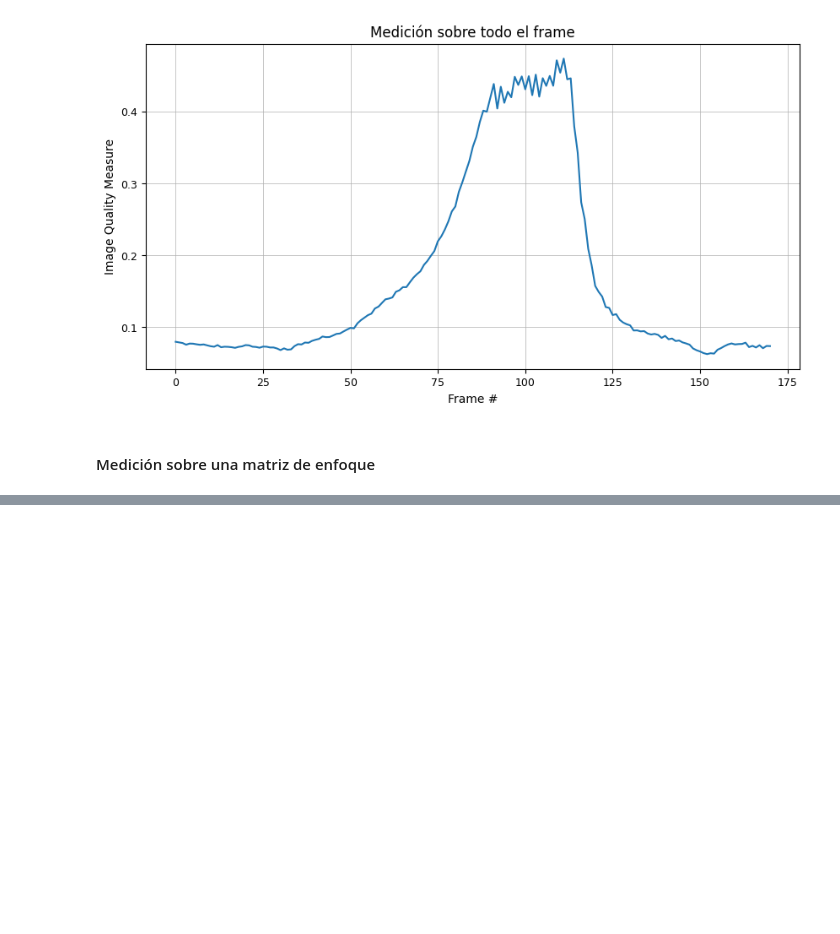
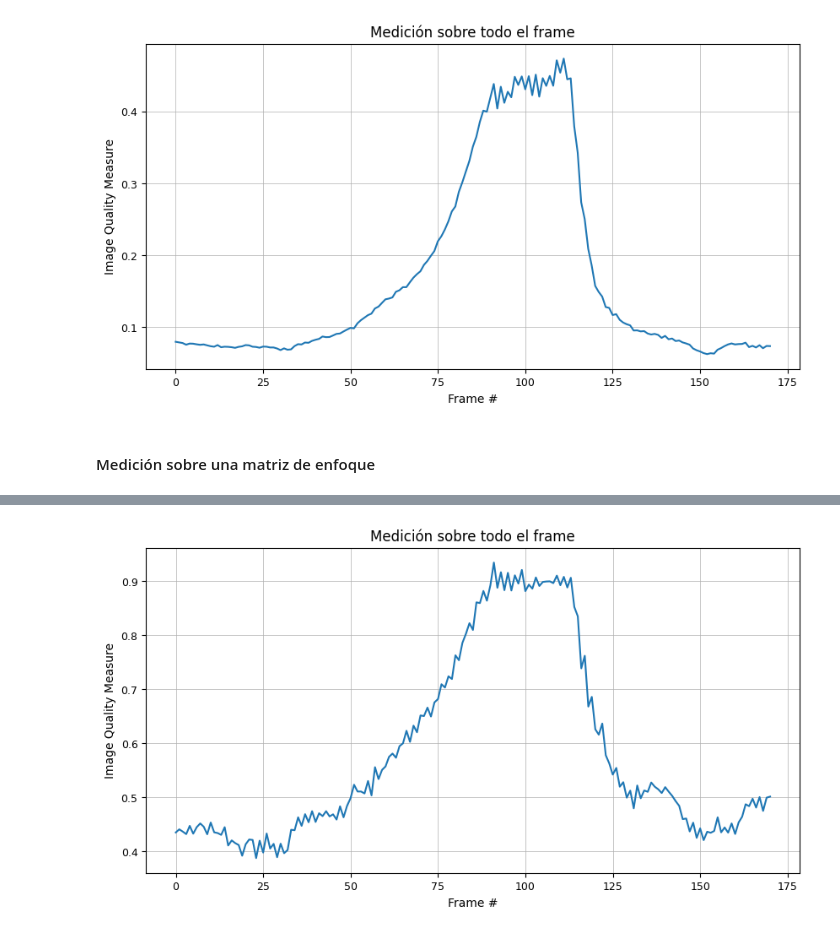
Before and after one commit to fabimass/vpc1-tp2, a Jupyter notebook: tp2_massotto.ipynb, the cells around one changed output, grey strips where cells are left out. Saved outputs shown, nothing was run; the diff lists cells and outputs as text; code cells hidden in the pictures; blank space fills up the shorter version.

Commit message:
implementado el experimento con matriz de enfoque

```diff
--- a/tp2_massotto.ipynb
+++ b/tp2_massotto.ipynb
@@ -245,11 +245,3 @@ def get_matrix(image, x, y):
         matrix.append(row)
 
     return matrix
-# %%
-captura_video = cv2.VideoCapture('video/focus_video.mov')
-captura_video.set(cv2.CAP_PROP_POS_FRAMES, 100)
-ret, frame = captura_video.read()
-matrix = get_matrix(frame, 5, 5)
-plt.figure()
-plt.imshow(matrix[0][0][0])
-plt.show()
@@ -342,0 +336,5 @@ plt.show()
+# %%
+# Matriz de 3x3
+focus_matrix(3, 3)
+# %% [output]
+[figure, added]
```
Also changed, not shown: parts of 4 cells of this notebook.
